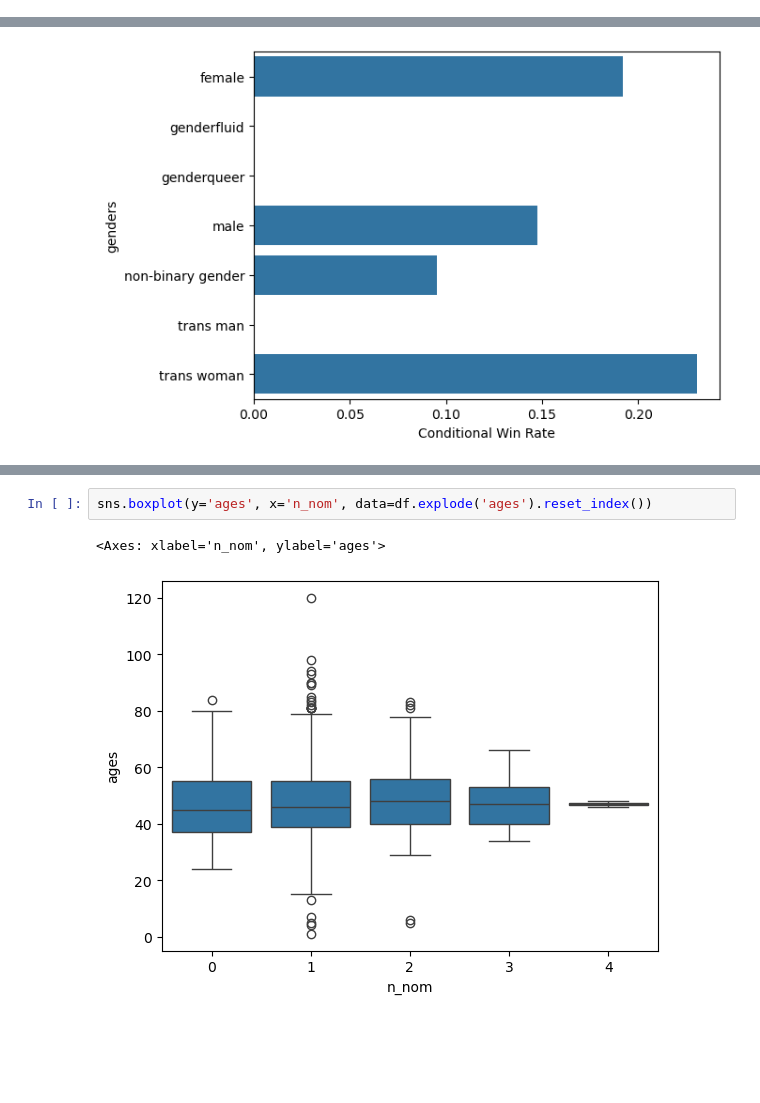
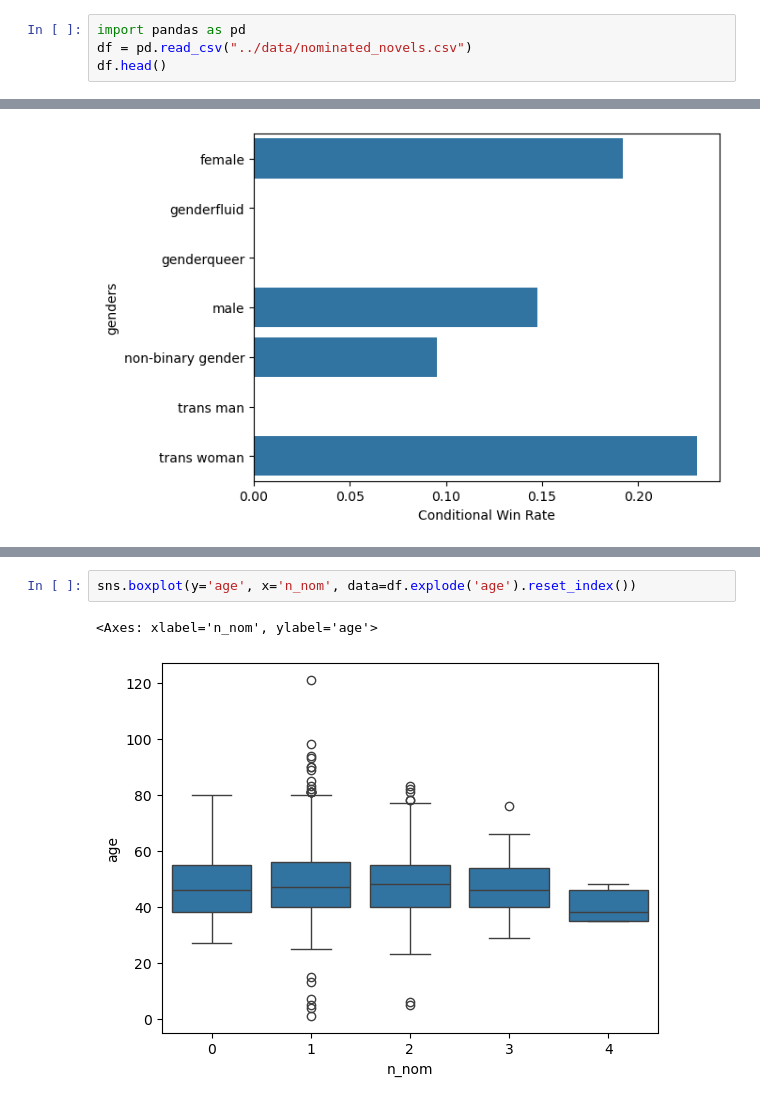
Before and after one commit to raineszm/sff-predict, a Jupyter notebook: notebooks/EDA.ipynb, the cells around one changed output, grey strips where cells are left out. Saved outputs shown, nothing was run; the diff lists cells and outputs as text; blank space fills up the shorter version.

```diff
--- a/notebooks/EDA.ipynb
+++ b/notebooks/EDA.ipynb
@@ -12,0 +7,4 @@ AttributeError: 'DataFrame' object has no attribute 'ratings_count'
+# %%
+import pandas as pd
+df = pd.read_csv("../data/nominated_novels.csv")
+df.head()
@@ -65,5 +62,5 @@ sns.boxplot(y='ages', x='n_win', data=df.explode('ages').reset_index())
 # %%
-sns.boxplot(y='ages', x='n_nom', data=df.explode('ages').reset_index())
+sns.boxplot(y='age', x='n_nom', data=df.explode('age').reset_index())
 # %% [output]
-<Axes: xlabel='n_nom', ylabel='ages'>
+<Axes: xlabel='n_nom', ylabel='age'>
-[figure, old version]
+[figure, new version]
```
Also changed, not shown: parts of 13 cells of this notebook, 5 other files.
